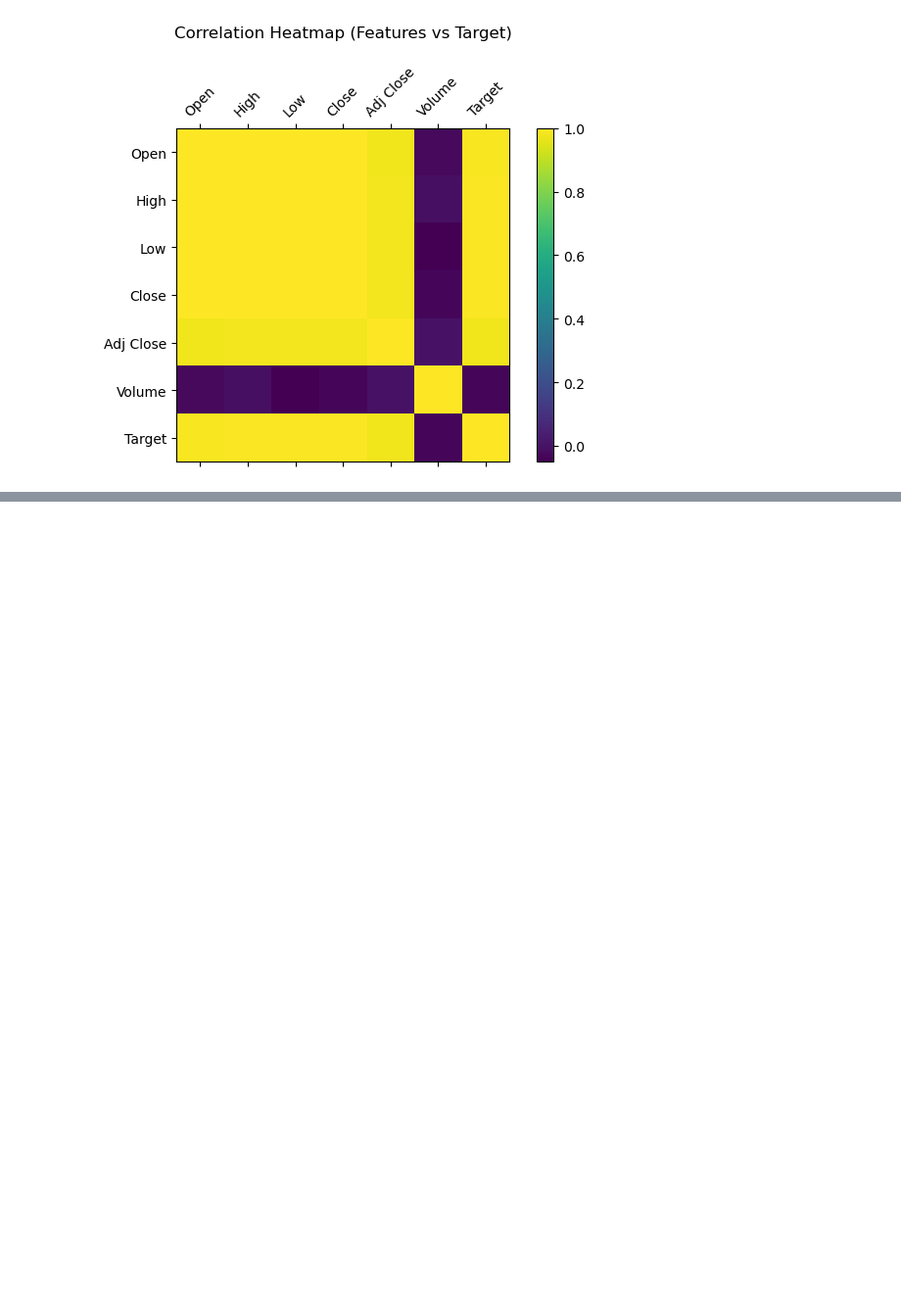
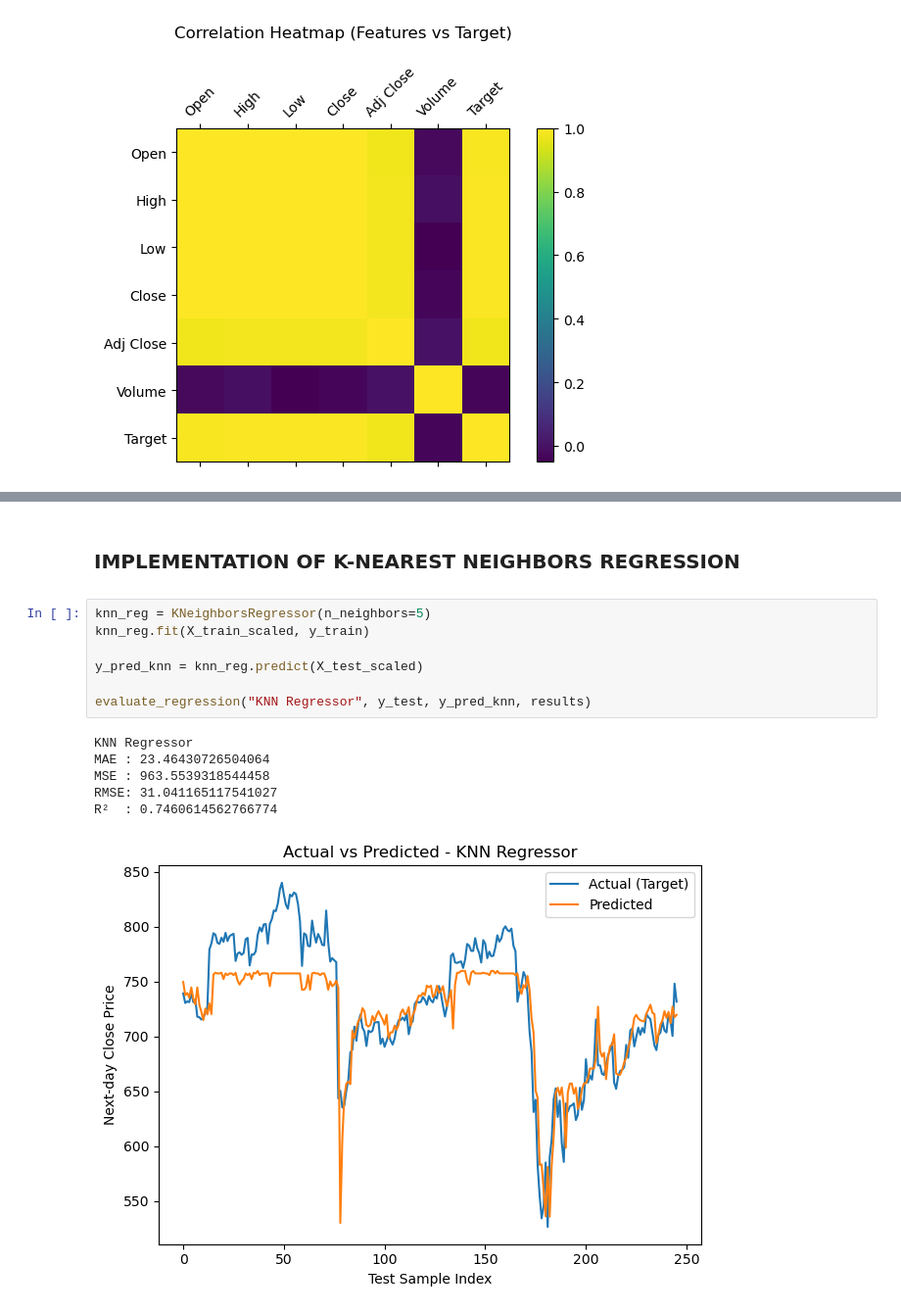
Before and after one commit to Mohd-Subhan/INFOSYS_STOCK_MARKET_PRICE_PREDICTION, a Jupyter notebook: Project_File(int234) (2).ipynb, the cells around one changed output, grey strips where cells are left out. Shown at 98% size. Cells and saved outputs as stored; diff of their text form; blank space fills up the shorter version.

Commit message:
Appling KNN Regression

```diff
--- a/Project_File(int234) (2).ipynb
+++ b/Project_File(int234) (2).ipynb
@@ -284,3 +245,19 @@ MSE : 318.6210544400211
 RMSE: 17.849959508077912
 R²  : 0.9160294365585021
 [figure]
+# %% [markdown]
+<h1 style = "font-size:20px">IMPLEMENTATION OF K-NEAREST NEIGHBORS REGRESSION</h1>
+# %%
+knn_reg = KNeighborsRegressor(n_neighbors=5)
+knn_reg.fit(X_train_scaled, y_train)
+
+y_pred_knn = knn_reg.predict(X_test_scaled)
+
+evaluate_regression("KNN Regressor", y_test, y_pred_knn, results)
+# %% [output]
+KNN Regressor
+MAE : 23.46430726504064
+MSE : 963.5539318544458
+RMSE: 31.041165117541027
+R²  : 0.7460614562766774
+[figure, added]
```
Also changed, not shown: parts of 22 cells of this notebook.
